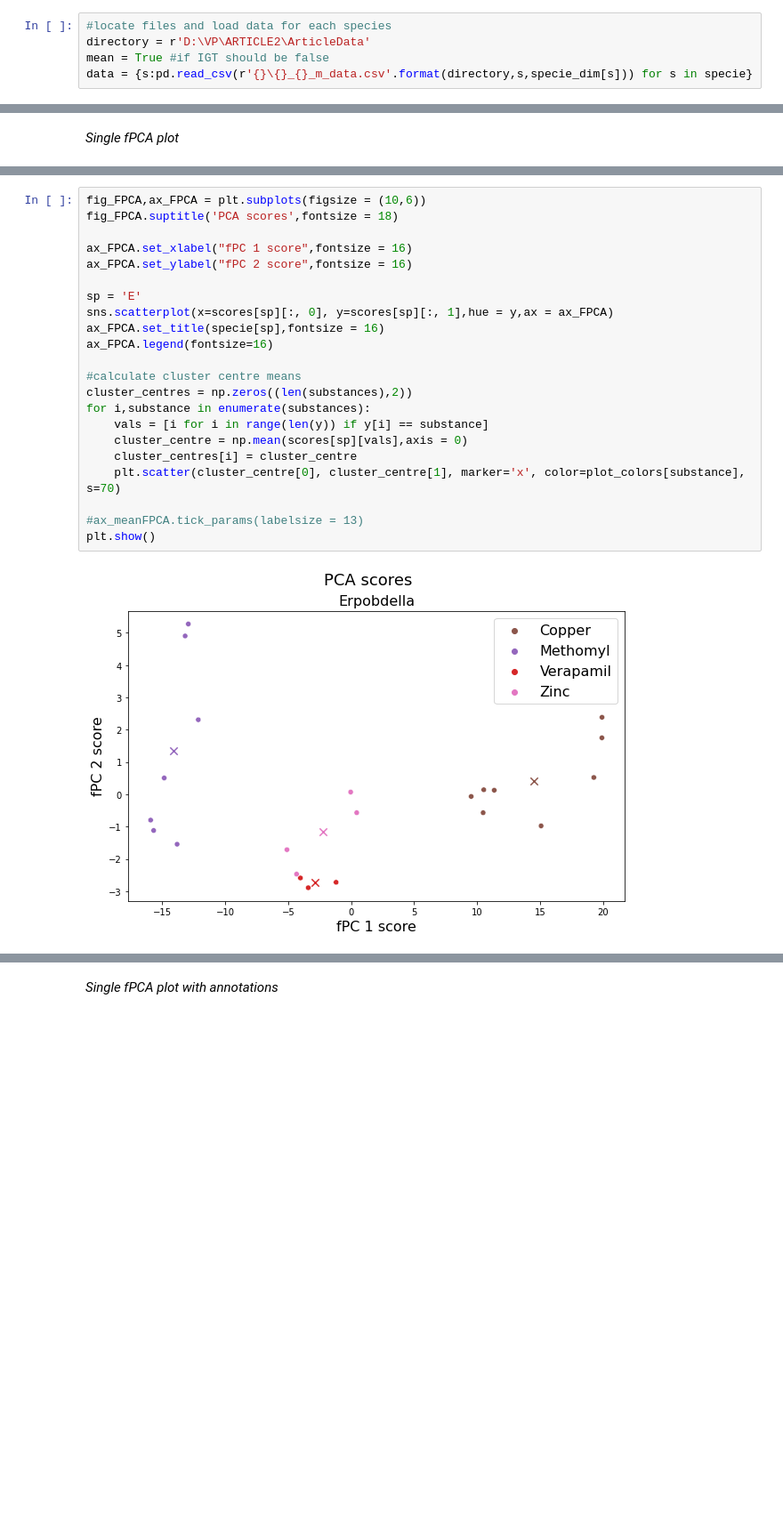
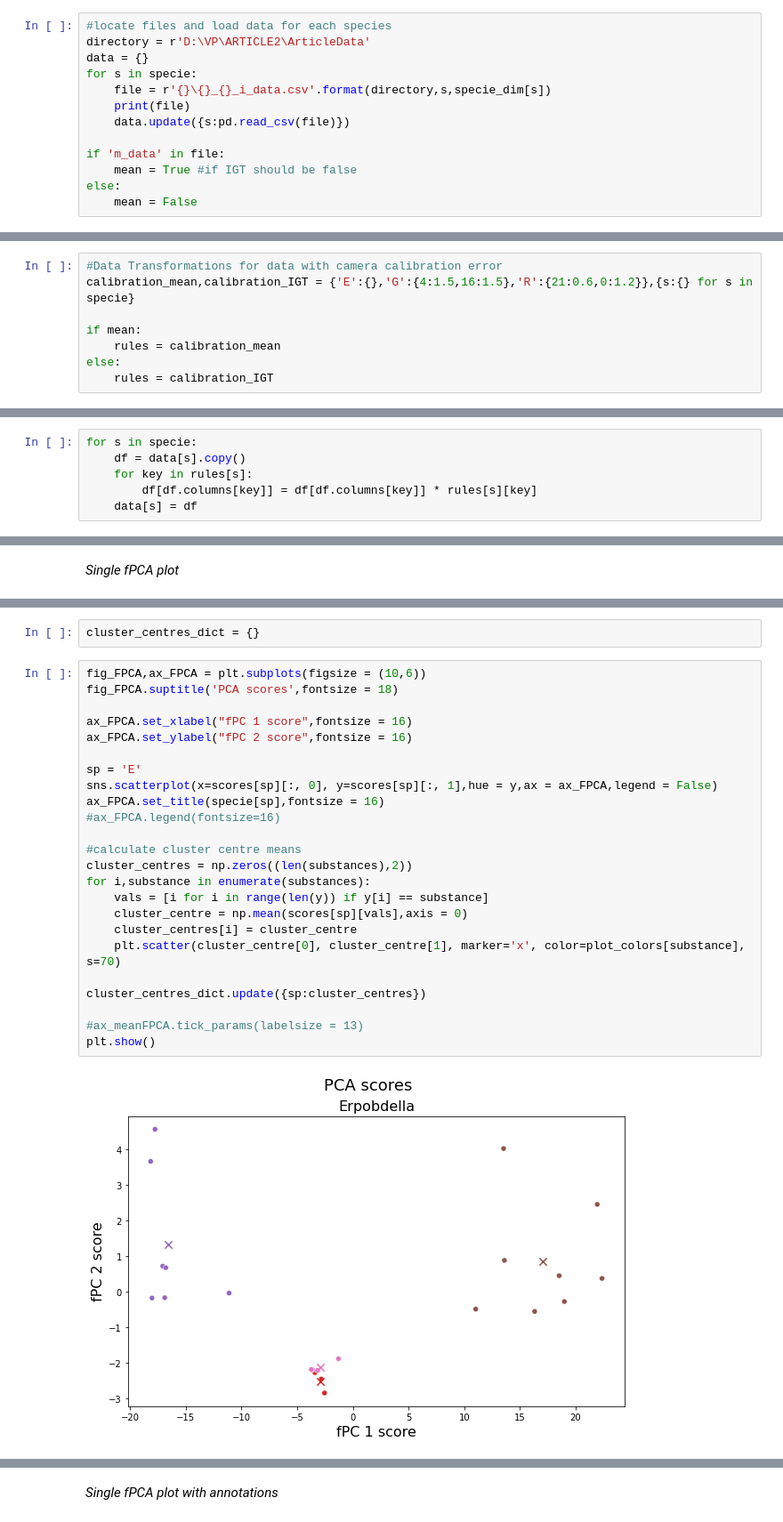
Before and after one commit to ruckapark/IndicateurGlobal, a Jupyter notebook: LAB_univariateFDA.ipynb, the cells around one changed output, grey strips where cells are left out. Shown at 89% size. Cells and saved outputs as stored; diff of their text form; blank space fills up the shorter version.

```diff
--- a/LAB_univariateFDA.ipynb
+++ b/LAB_univariateFDA.ipynb
@@ -69,5 +69,13 @@ specie_dim = {'E':'X','G':'Y','R':'Z'}
 # %%
 #locate files and load data for each species
 directory = r'D:\VP\ARTICLE2\ArticleData'
-mean = True #if IGT should be false
-data = {s:pd.read_csv(r'{}\{}_{}_m_data.csv'.format(directory,s,specie_dim[s])) for s in specie}
+data = {}
+for s in specie:
+    file = r'{}\{}_{}_i_data.csv'.format(directory,s,specie_dim[s])
+    print(file)
+    data.update({s:pd.read_csv(file)})
+
+if 'm_data' in file:
+    mean = True #if IGT should be false
+else:
+    mean = False
@@ -74,3 +86,11 @@ data = {s:pd.read_csv(r'{}\{}_{}_m_data.csv'.format(directory,s,specie_dim[s]))
+# %%
+#Data Transformations for data with camera calibration error
+calibration_mean,calibration_IGT = {'E':{},'G':{4:1.5,16:1.5},'R':{21:0.6,0:1.2}},{s:{} for s in specie}
+
+if mean:
+    rules = calibration_mean
+else:
+    rules = calibration_IGT
 # %%
 data['E'].head()
 # %% [output]
@@ -84,3 +108,9 @@ data['E'].head()
+# %%
+for s in specie:
+    df = data[s].copy()
+    for key in rules[s]:
+        df[df.columns[key]] = df[df.columns[key]] * rules[s][key]
+    data[s] = df
 # %%
 #identify all used substances
 substances,counts = extract_substances(data[[*data][0]])
@@ -382,24 +410,28 @@ array([14.50984093,  0.41609494])
+# %%
+cluster_centres_dict = {}
 # %%
 fig_FPCA,ax_FPCA = plt.subplots(figsize = (10,6))
 fig_FPCA.suptitle('PCA scores',fontsize = 18)
 
 ax_FPCA.set_xlabel("fPC 1 score",fontsize = 16)
 ax_FPCA.set_ylabel("fPC 2 score",fontsize = 16)
 
 sp = 'E'
-sns.scatterplot(x=scores[sp][:, 0], y=scores[sp][:, 1],hue = y,ax = ax_FPCA)
+sns.scatterplot(x=scores[sp][:, 0], y=scores[sp][:, 1],hue = y,ax = ax_FPCA,legend = False)
 ax_FPCA.set_title(specie[sp],fontsize = 16)
-ax_FPCA.legend(fontsize=16)
+#ax_FPCA.legend(fontsize=16)
 
 #calculate cluster centre means
 cluster_centres = np.zeros((len(substances),2))
 for i,substance in enumerate(substances):
     vals = [i for i in range(len(y)) if y[i] == substance]
     cluster_centre = np.mean(scores[sp][vals],axis = 0)
     cluster_centres[i] = cluster_centre
     plt.scatter(cluster_centre[0], cluster_centre[1], marker='x', color=plot_colors[substance], s=70)
 
+cluster_centres_dict.update({sp:cluster_centres})
+
 #ax_meanFPCA.tick_params(labelsize = 13)
 plt.show()
 # %% [output]
-[figure, old version]
+[figure, new version]
```
Also changed, not shown: parts of 61 cells of this notebook.
